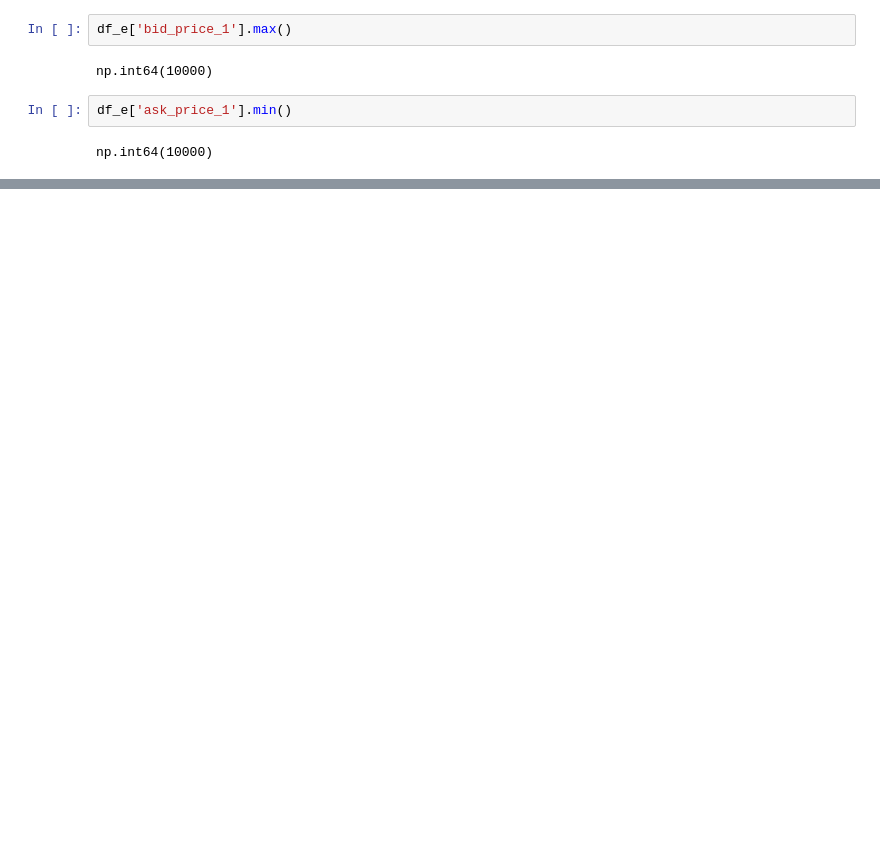
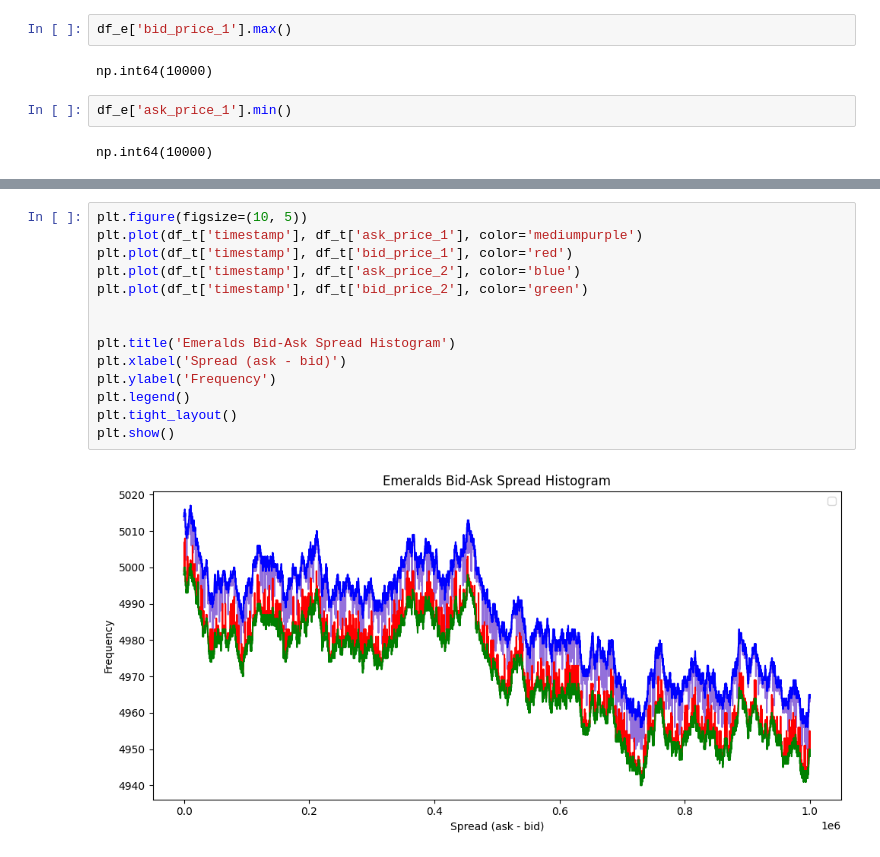
Before and after one commit to AlexnBray/imc_prosperity_tutorial, a Jupyter notebook: explore.ipynb, the cells around one changed output, grey strips where cells are left out. Saved outputs shown, nothing was run; the diff lists cells and outputs as text; blank space fills up the shorter version.

```diff
--- a/explore.ipynb
+++ b/explore.ipynb
@@ -91,0 +134,16 @@ np.int64(10000)
+# %%
+plt.figure(figsize=(10, 5))
+plt.plot(df_t['timestamp'], df_t['ask_price_1'], color='mediumpurple')
+plt.plot(df_t['timestamp'], df_t['bid_price_1'], color='red')
+plt.plot(df_t['timestamp'], df_t['ask_price_2'], color='blue')
+plt.plot(df_t['timestamp'], df_t['bid_price_2'], color='green')
+
+
+plt.title('Emeralds Bid-Ask Spread Histogram')
+plt.xlabel('Spread (ask - bid)')
+plt.ylabel('Frequency')
+plt.legend()
+plt.tight_layout()
+plt.show()
+# %% [output]
+[figure, added]
```
Also changed, not shown: parts of 7 cells of this notebook, 3 other files.
